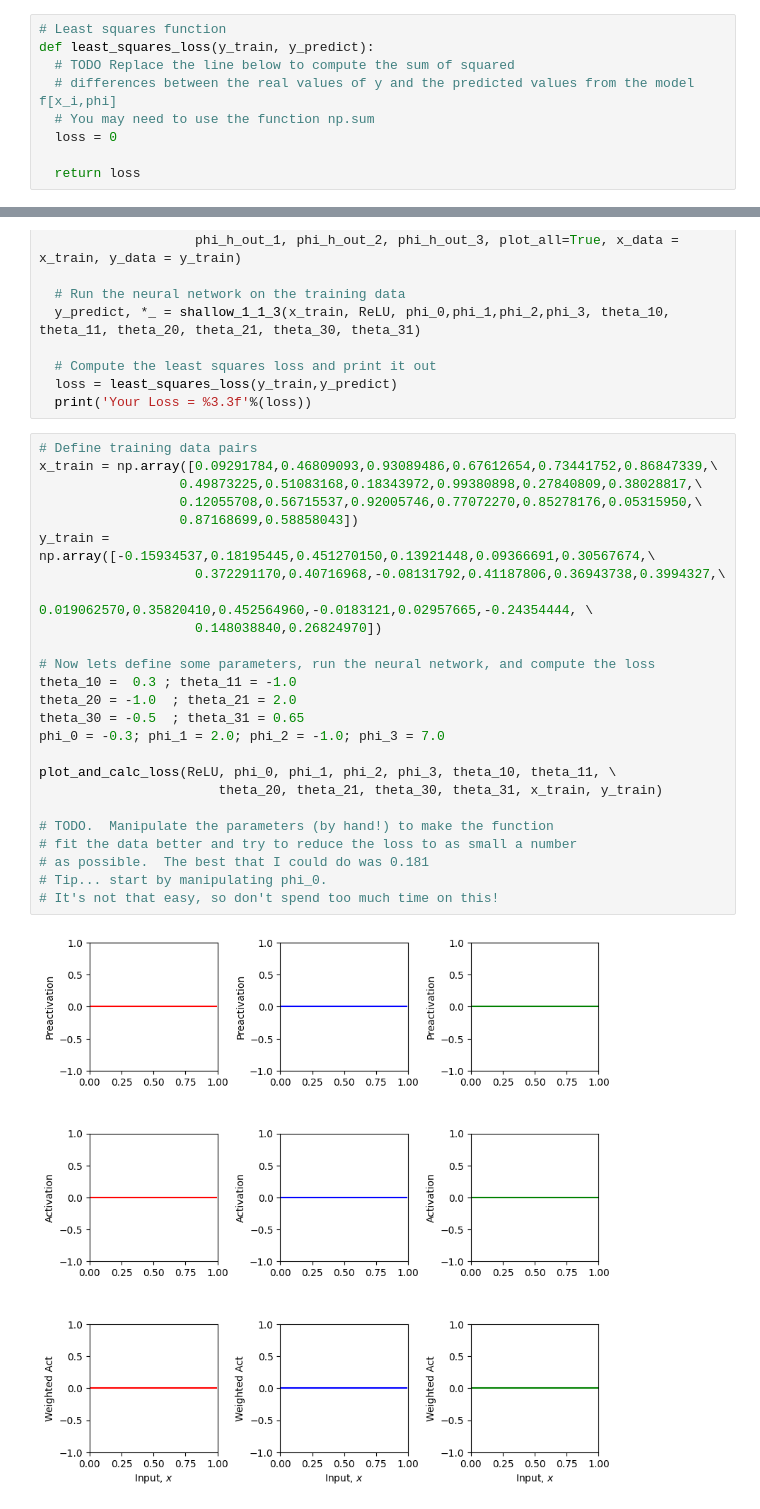
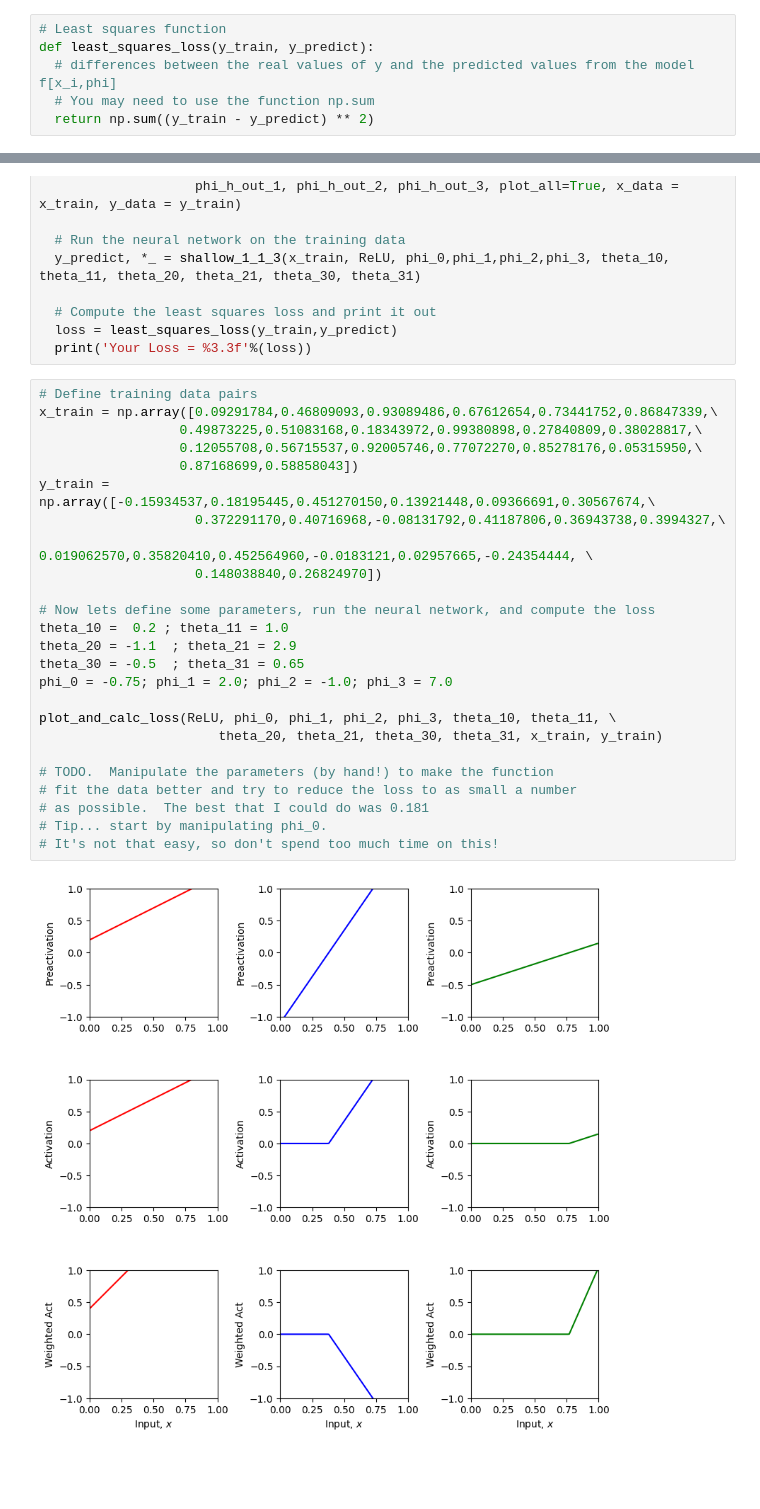
Before and after one commit to affohsalif93/udl-notebooks, a Jupyter notebook: notebooks/ShallowNN/NeuralNetworkExample.ipynb, the cells around one changed output, grey strips where cells are left out. Cells and saved outputs as stored; diff of their text form; blank space fills up the shorter version.

```diff
--- a/notebooks/ShallowNN/NeuralNetworkExample.ipynb
+++ b/notebooks/ShallowNN/NeuralNetworkExample.ipynb
@@ -195,12 +195,9 @@ where $(x_i,y_i)$ is an input/output training pair and $\text{f}[\bullet,\boldsy
 # %%
 # Least squares function
 def least_squares_loss(y_train, y_predict):
-  # TODO Replace the line below to compute the sum of squared
   # differences between the real values of y and the predicted values from the model f[x_i,phi]
   # You may need to use the function np.sum
-  loss = 0
-
-  return loss
+  return np.sum((y_train - y_predict) ** 2)
 # %%
 # Draw the neural network and calculate the least squares loss
 def plot_and_calc_loss(ReLU, phi_0, phi_1, phi_2, phi_3, theta_10, theta_11, \
@@ -226,27 +223,27 @@ def plot_and_calc_loss(ReLU, phi_0, phi_1, phi_2, phi_3, theta_10, theta_11, \
 # %%
 # Define training data pairs
 x_train = np.array([0.09291784,0.46809093,0.93089486,0.67612654,0.73441752,0.86847339,\
                   0.49873225,0.51083168,0.18343972,0.99380898,0.27840809,0.38028817,\
                   0.12055708,0.56715537,0.92005746,0.77072270,0.85278176,0.05315950,\
                   0.87168699,0.58858043])
 y_train = np.array([-0.15934537,0.18195445,0.451270150,0.13921448,0.09366691,0.30567674,\
                     0.372291170,0.40716968,-0.08131792,0.41187806,0.36943738,0.3994327,\
                     0.019062570,0.35820410,0.452564960,-0.0183121,0.02957665,-0.24354444, \
                     0.148038840,0.26824970])
 
 # Now lets define some parameters, run the neural network, and compute the loss
-theta_10 =  0.3 ; theta_11 = -1.0
-theta_20 = -1.0  ; theta_21 = 2.0
+theta_10 =  0.2 ; theta_11 = 1.0
+theta_20 = -1.1  ; theta_21 = 2.9
 theta_30 = -0.5  ; theta_31 = 0.65
-phi_0 = -0.3; phi_1 = 2.0; phi_2 = -1.0; phi_3 = 7.0
+phi_0 = -0.75; phi_1 = 2.0; phi_2 = -1.0; phi_3 = 7.0
 
 plot_and_calc_loss(ReLU, phi_0, phi_1, phi_2, phi_3, theta_10, theta_11, \
                        theta_20, theta_21, theta_30, theta_31, x_train, y_train)
 
 # TODO.  Manipulate the parameters (by hand!) to make the function
 # fit the data better and try to reduce the loss to as small a number
 # as possible.  The best that I could do was 0.181
 # Tip... start by manipulating phi_0.
 # It's not that easy, so don't spend too much time on this!
 # %% [output]
-[figure, old version]
+[figure, new version]
```
Also changed, not shown: parts of 1 cell of this notebook.
